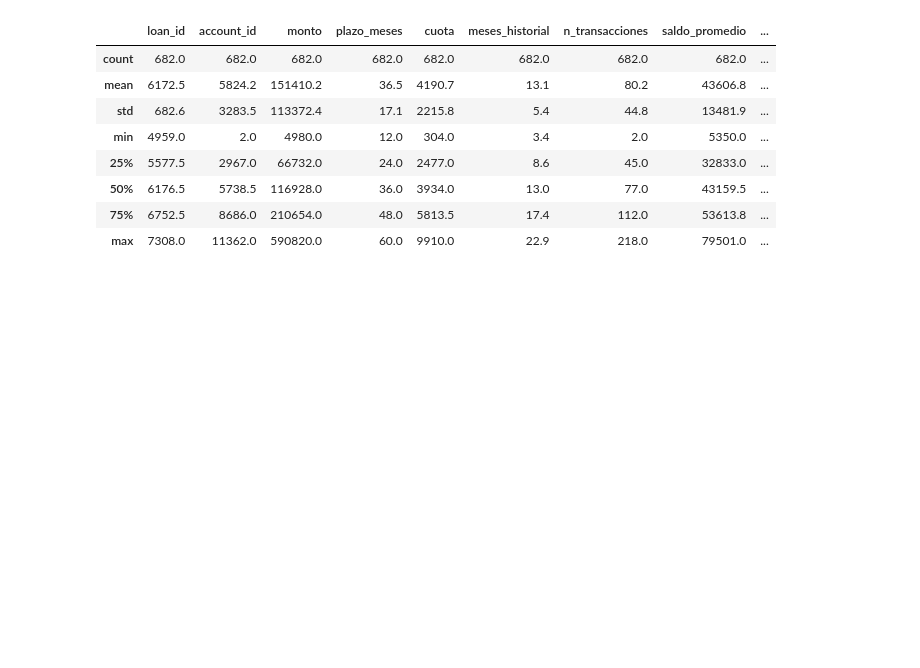
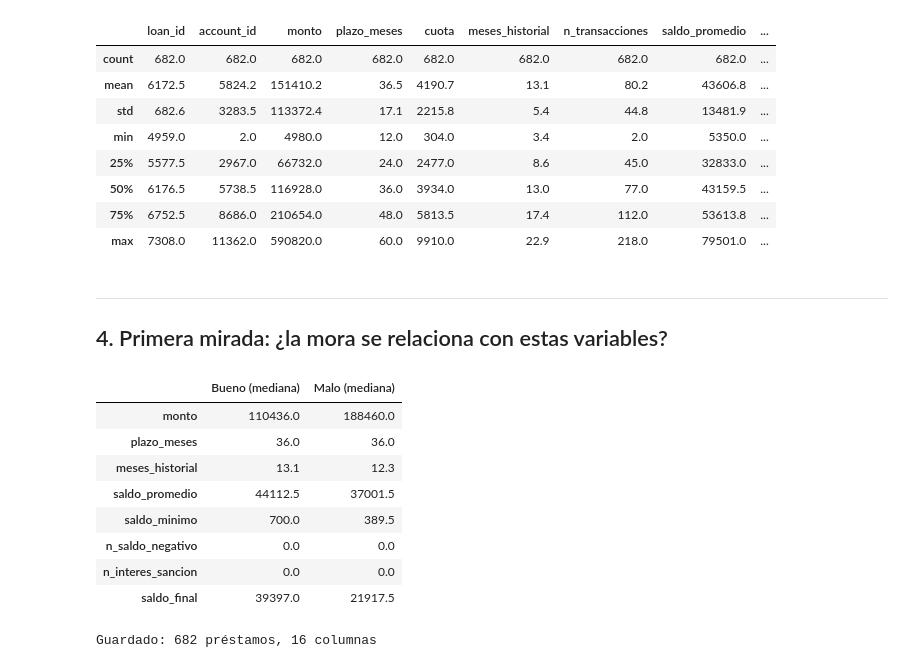
Before and after one commit to David-Sac/riesgo-credito-banco, a Jupyter notebook: notebooks/02_variables.ipynb, the cells around one changed output. Cells and saved outputs as stored; diff of their text form; code cells hidden in the pictures; blank space fills up the shorter version.

Commit message:
feat: comparacion de mora

```diff
--- a/notebooks/02_variables.ipynb
+++ b/notebooks/02_variables.ipynb
@@ -209,3 +201,31 @@ variables.describe().round(1)
 | 50% | 6176.5 | 5738.5 | 116928.0 | 36.0 | 3934.0 | 13.0 | 77.0 | 43159.5 | ... |
 | 75% | 6752.5 | 8686.0 | 210654.0 | 48.0 | 5813.5 | 17.4 | 112.0 | 53613.8 | ... |
 | max | 7308.0 | 11362.0 | 590820.0 | 60.0 | 9910.0 | 22.9 | 218.0 | 79501.0 | ... |
+# %% [markdown]
+---
+## 4. Primera mirada: ¿la mora se relaciona con estas variables?
+# %%
+comparacion = variables.groupby("malo")[[
+    "monto", "plazo_meses", "meses_historial", "saldo_promedio",
+    "saldo_minimo", "n_saldo_negativo", "n_interes_sancion", "saldo_final"
+]].median().T
+
+comparacion.columns = ["Bueno (mediana)", "Malo (mediana)"]
+comparacion
+# %% [output]
+|  | Bueno (mediana) | Malo (mediana) |
+| monto | 110436.0 | 188460.0 |
+| plazo_meses | 36.0 | 36.0 |
+| meses_historial | 13.1 | 12.3 |
+| saldo_promedio | 44112.5 | 37001.5 |
+| saldo_minimo | 700.0 | 389.5 |
+| n_saldo_negativo | 0.0 | 0.0 |
+| n_interes_sancion | 0.0 | 0.0 |
+| saldo_final | 39397.0 | 21917.5 |
+# %%
+os.makedirs("../data/processed", exist_ok=True)
+variables.to_sql("prestamos_variables", conexion, if_exists="replace", index=False);
+variables.to_csv("../data/processed/prestamos_variables.csv", index=False)
+print(f"Guardado: {len(variables)} préstamos, {variables.shape[1]} columnas")
+# %% [output]
+Guardado: 682 préstamos, 16 columnas
```
Also changed, not shown: parts of 1 cell of this notebook, 1 other file.
